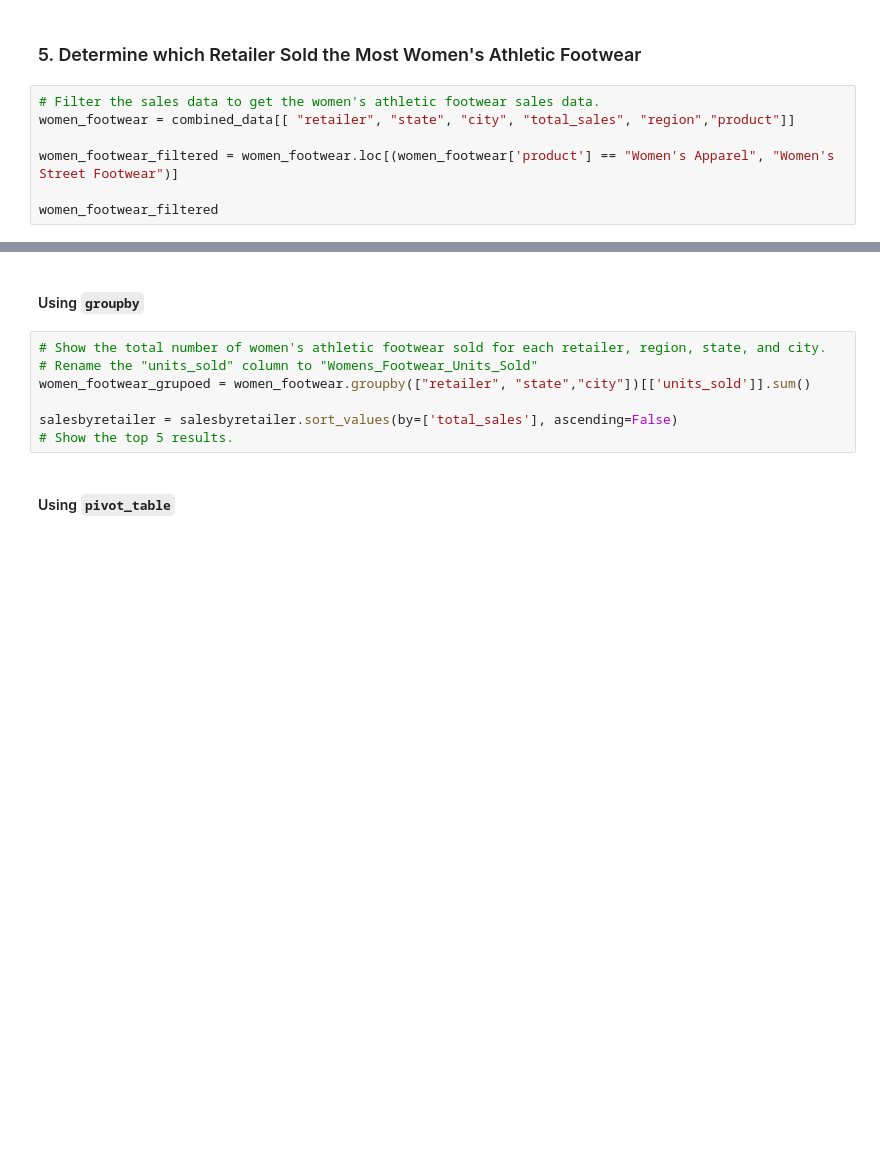
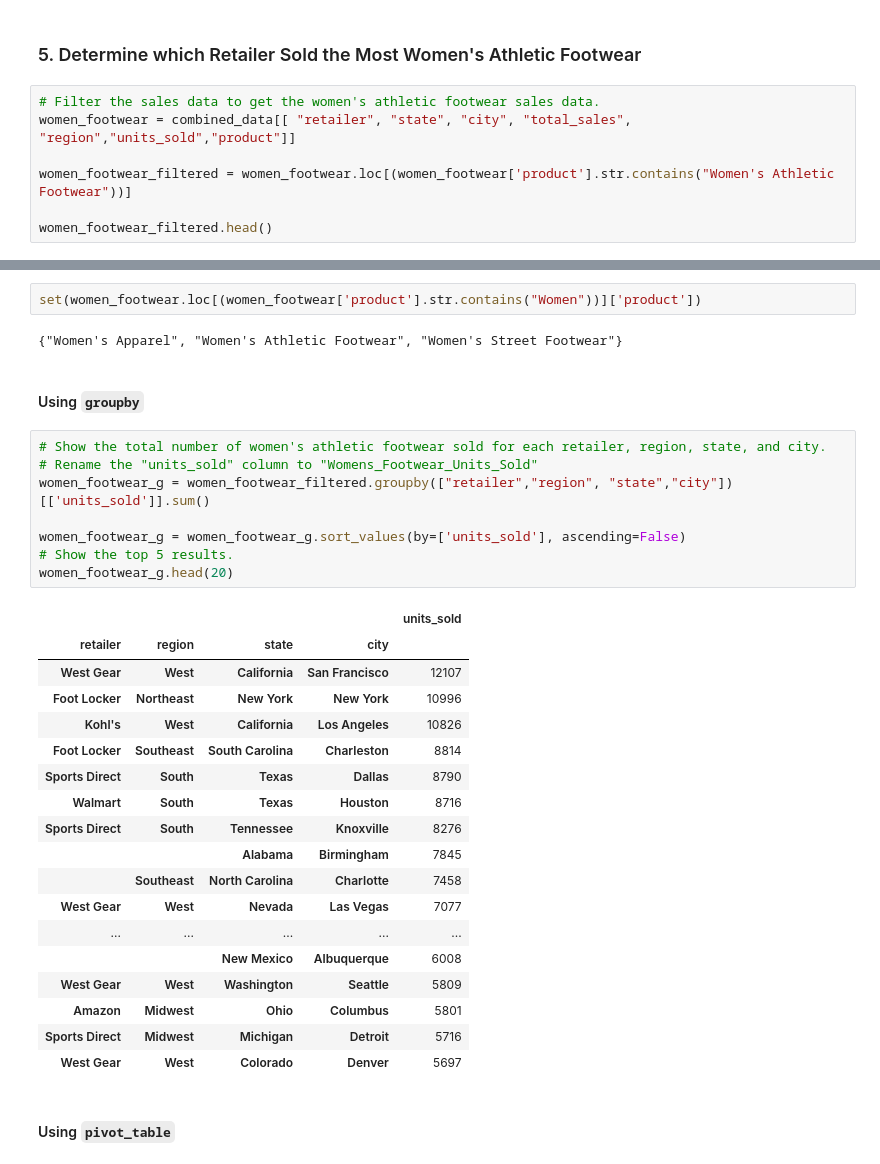
Before and after one commit to jrios46/athletic_sales_analysis, a Jupyter notebook: athletic_sales_analysis_starter_code.ipynb, the cells around one changed output, grey strips where cells are left out. Saved outputs shown, nothing was run; the diff lists cells and outputs as text; blank space fills up the shorter version.

```diff
--- a/athletic_sales_analysis_starter_code.ipynb
+++ b/athletic_sales_analysis_starter_code.ipynb
@@ -314,9 +314,9 @@ total_retailer_df.head()
 ### 5. Determine which Retailer Sold the Most Women's Athletic Footwear
 # %%
 # Filter the sales data to get the women's athletic footwear sales data.
-women_footwear = combined_data[[ "retailer", "state", "city", "total_sales", "region","product"]]
+women_footwear = combined_data[[ "retailer", "state", "city", "total_sales", "region","units_sold","product"]]
 
-women_footwear_filtered = women_footwear.loc[(women_footwear['product'] == "Women's Apparel", "Women's Street Footwear")]
+women_footwear_filtered = women_footwear.loc[(women_footwear['product'].str.contains("Women's Athletic Footwear"))]
 
-women_footwear_filtered
+women_footwear_filtered.head()
 # %% [output]
@@ -324,12 +329,36 @@ KeyError: "Women's Street Footwear"
+# %%
+set(women_footwear.loc[(women_footwear['product'].str.contains("Women"))]['product'])
+# %% [output]
+{"Women's Apparel", "Women's Athletic Footwear", "Women's Street Footwear"}
 # %% [markdown]
 #### Using `groupby`
 # %%
 # Show the total number of women's athletic footwear sold for each retailer, region, state, and city.
 # Rename the "units_sold" column to "Womens_Footwear_Units_Sold"
-women_footwear_grupoed = women_footwear.groupby(["retailer", "state","city"])[['units_sold']].sum()
+women_footwear_g = women_footwear_filtered.groupby(["retailer","region", "state","city"])[['units_sold']].sum()
 
-salesbyretailer = salesbyretailer.sort_values(by=['total_sales'], ascending=False)
+women_footwear_g = women_footwear_g.sort_values(by=['units_sold'], ascending=False)
 # Show the top 5 results.
+women_footwear_g.head(20)
+# %% [output]
+|  |  |  |  | units_sold |
+| retailer | region | state | city |  |
+| West Gear | West | California | San Francisco | 12107 |
+| Foot Locker | Northeast | New York | New York | 10996 |
+| Kohl's | West | California | Los Angeles | 10826 |
+| Foot Locker | Southeast | South Carolina | Charleston | 8814 |
+| Sports Direct | South | Texas | Dallas | 8790 |
+| Walmart | South | Texas | Houston | 8716 |
+| Sports Direct | South | Tennessee | Knoxville | 8276 |
+|  |  | Alabama | Birmingham | 7845 |
+|  | Southeast | North Carolina | Charlotte | 7458 |
+| West Gear | West | Nevada | Las Vegas | 7077 |
+| ... | ... | ... | ... | ... |
+|  |  | New Mexico | Albuquerque | 6008 |
+| West Gear | West | Washington | Seattle | 5809 |
+| Amazon | Midwest | Ohio | Columbus | 5801 |
+| Sports Direct | Midwest | Michigan | Detroit | 5716 |
+| West Gear | West | Colorado | Denver | 5697 |
 # %% [markdown]
 #### Using `pivot_table`
 # %%
```
Also changed, not shown: parts of 3 cells of this notebook.
